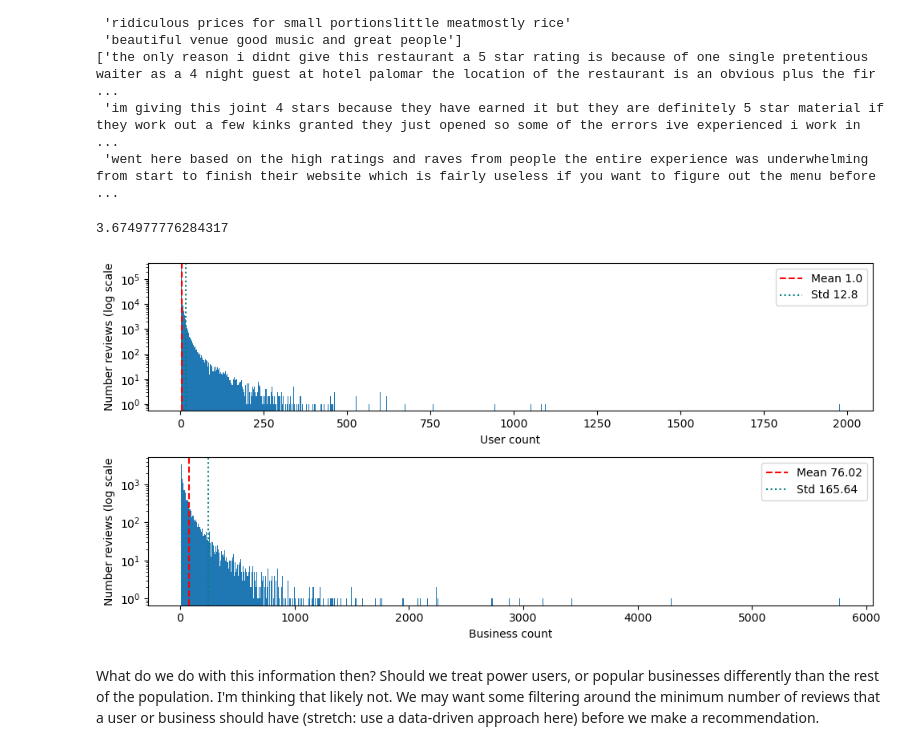
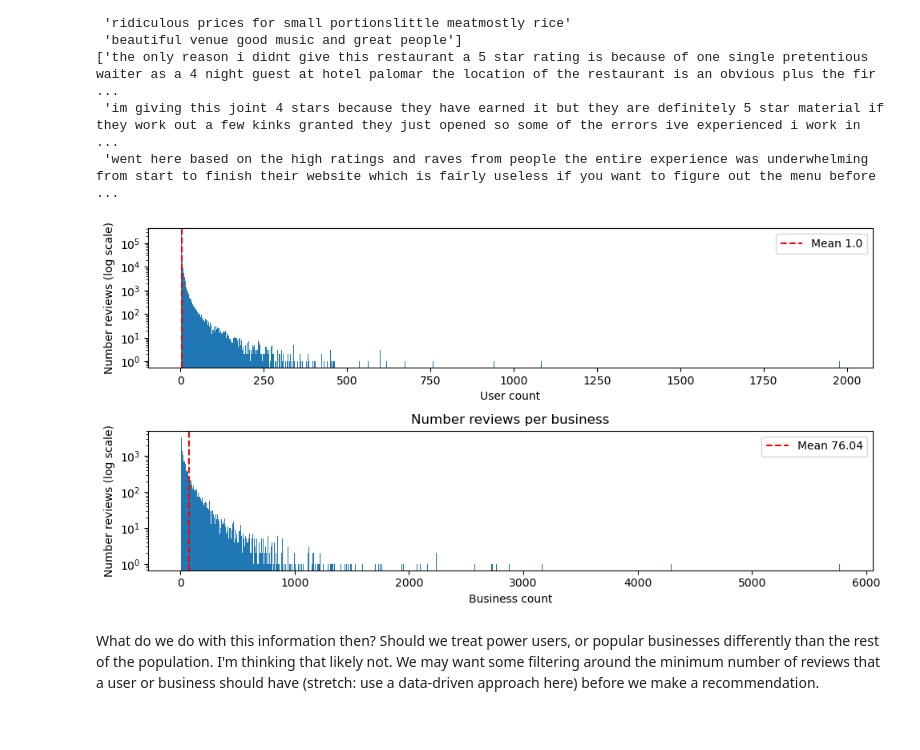
Before and after one commit to crredding/YelpDataset, a Jupyter notebook: PrepAndEDA.ipynb, the cells around one changed output. Saved outputs shown, nothing was run; the diff lists cells and outputs as text; code cells hidden in the pictures.

```diff
--- a/PrepAndEDA.ipynb
+++ b/PrepAndEDA.ipynb
@@ -405,46 +424,35 @@ print(filtered_reviews[filtered_reviews['review_words'] > 300]['text'].head(3).v
 ['the only reason i didnt give this restaurant a 5 star rating is because of one single pretentious waiter as a 4 night guest at hotel palomar the location of the restaurant is an obvious plus the fir ...
  'im giving this joint 4 stars because they have earned it but they are definitely 5 star material if they work out a few kinks granted they just opened so some of the errors ive experienced i work in ...
  'went here based on the high ratings and raves from people the entire experience was underwhelming from start to finish their website which is fairly useless if you want to figure out the menu before ...
-# %%
-reviews_by_user.mean()
-# %% [output]
-3.674977776284317
 # %%
 # Looking at distribution of reviews by person
 fig, axs = plt.subplots(2, 1, figsize=(10,5))
 reviews_by_user = filtered_reviews['user_id'].value_counts()
 reviews_by_business = filtered_reviews['business_id'].value_counts()
 axs[0].hist(reviews_by_user, bins=1000)
 axs[0].axvline(x=reviews_by_user.mean(),
             color = 'red',
             linestyle = '--',
             label='Mean {}'.format(round(reviews_by_user.median(), 2)))
-axs[0].axvline(x=reviews_by_user.mean() + reviews_by_user.std(),
-            color = 'teal',
-            linestyle = ':',
-            label='Std {}'.format(round(reviews_by_user.std(), 2)))
 axs[0].legend()
 axs[0].set_yscale('log')
-axs[0].set_ylabel('Number reviews (log scale')
+axs[0].set_ylabel('Number reviews (log scale)')
 axs[0].set_xlabel('User count')
 
 axs[1].hist(reviews_by_business, bins=1000)
 axs[1].axvline(x=reviews_by_business.mean(),
             color = 'red',
             linestyle = '--',
             label='Mean {}'.format(round(reviews_by_business.mean(), 2)))
-axs[1].axvline(x=reviews_by_business.mean() + reviews_by_business.std(),
-            color = 'teal',
-            linestyle = ':',
-            label='Std {}'.format(round(reviews_by_business.std(), 2)))
 axs[1].legend()
 axs[1].set_yscale('log')
-axs[1].set_ylabel('Number reviews (log scale')
+axs[1].set_ylabel('Number reviews (log scale)')
 axs[1].set_xlabel('Business count')
+axs[1].set_title('Number reviews per business')
 fig.tight_layout()
 plt.show()
 # %% [output]
-[figure, old version]
+[figure, new version]
 # %% [markdown]
 What do we do with this information then? Should we treat power users, or popular businesses differently than the rest of the population. I'm thinking that likely not. We may want some filtering around the minimum number of reviews that a user or business should have (stretch: use a data-driven approach here) before we make a recommendation.
 # %%
```
Also changed, not shown: parts of 8 cells of this notebook, 20 other files.
